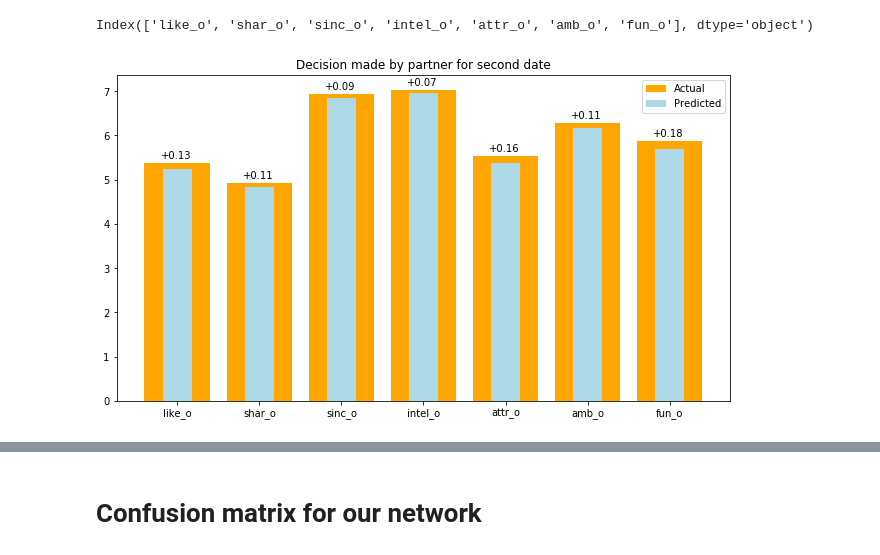
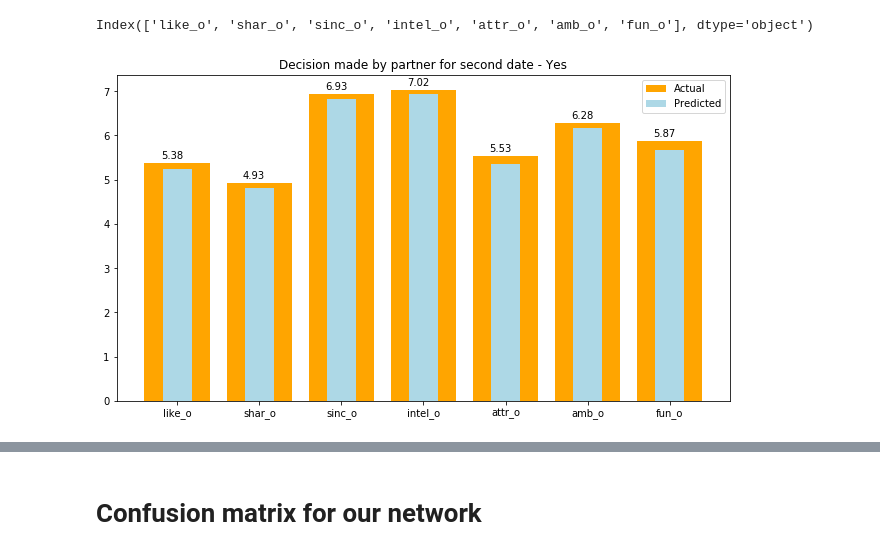
Before and after one commit to yulnicorn/Data-Analytics-Mining, a Jupyter notebook: DAM NN.ipynb, the cells around one changed output, grey strips where cells are left out. Saved outputs shown, nothing was run; the diff lists cells and outputs as text; code cells hidden in the pictures.

```diff
--- a/DAM NN.ipynb
+++ b/DAM NN.ipynb
@@ -228,21 +231,22 @@ x_unscale_array = x_unscale.values
 # %%
 l = ['like_o', 'shar_o', 'sinc_o', 'intel_o', 'attr_o', 'amb_o', 'fun_o']
 
 
 fig, ax = plt.subplots(figsize=(11,6))
 
 ax.bar(l, yes_actual_mean.values[0], color='orange', label='Actual')
 ax.bar(l, yes_model_mean.values[0], color='lightblue', width=0.35, label='Predicted')
 ax.legend()
 diff = [yes_actual_mean.values[0][i]-yes_model_mean.values[0][i] for i in range(len(yes_actual_mean.values[0]))]
 
 i =0
 
 for x1,y1 in enumerate(yes_actual_mean.values[0]):
-    ax.text(x1-0.2,y1+0.1, "+%.2f"%diff[i], color= "black")
+#     ax.text(x1-0.2,y1+0.1, "+%.2f"%diff[i], color= "black")
+    ax.text(x1-0.2,y1+0.1, "%.2f"%y1, color= "black")
     i+=1
 
-plt.title("Decision made by partner for second date")
+plt.title("Decision made by partner for second date - Yes")
 plt.show()
 # %% [output]
-[figure, old version]
+[figure, new version]
```
Also changed, not shown: parts of 5 cells of this notebook, 6 other files.
